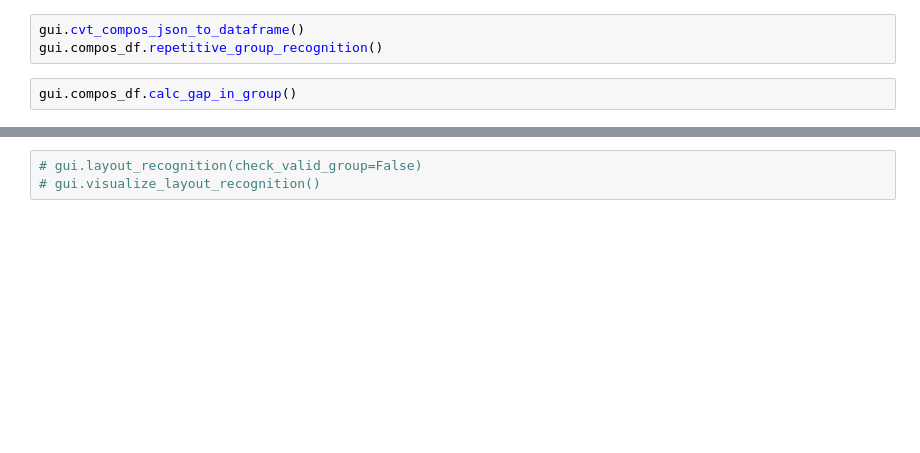
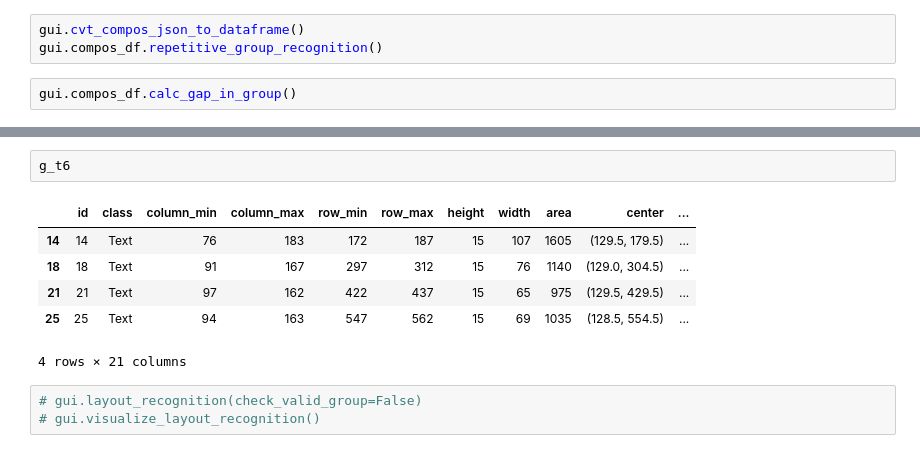
Before and after one commit to MulongXie/GUI-Perceptual-Grouping, a Jupyter notebook: test-layout.ipynb, the cells around one changed output, grey strips where cells are left out. Cells and saved outputs as stored; diff of their text form; blank space fills up the shorter version.

```diff
--- a/test-layout.ipynb
+++ b/test-layout.ipynb
@@ -69,3 +73,12 @@ TypeError: unorderable types: NoneType() > float()
+# %%
+g_t6
+# %% [output]
+|  | id | class | column_min | column_max | row_min | row_max | height | width | area | center | ... |
+| 14 | 14 | Text | 76 | 183 | 172 | 187 | 15 | 107 | 1605 | (129.5, 179.5) | ... |
+| 18 | 18 | Text | 91 | 167 | 297 | 312 | 15 | 76 | 1140 | (129.0, 304.5) | ... |
+| 21 | 21 | Text | 97 | 162 | 422 | 437 | 15 | 65 | 975 | (129.5, 429.5) | ... |
+| 25 | 25 | Text | 94 | 163 | 547 | 562 | 15 | 69 | 1035 | (128.5, 554.5) | ... |
+4 rows × 21 columns
 # %%
 # gui.layout_recognition(check_valid_group=False)
 # gui.visualize_layout_recognition()
```
Also changed, not shown: parts of 16 cells of this notebook, 3 other files.
